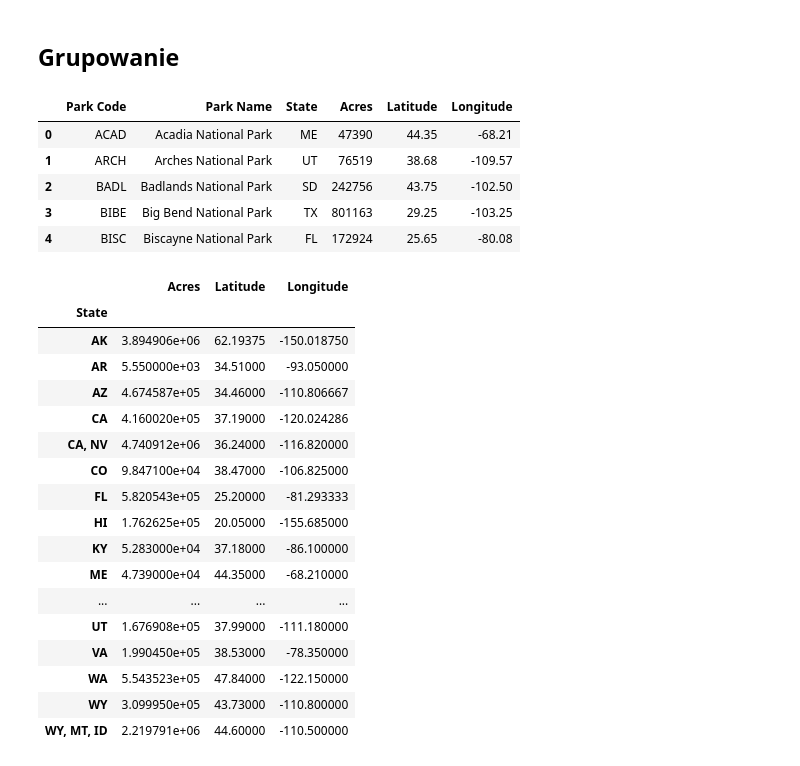
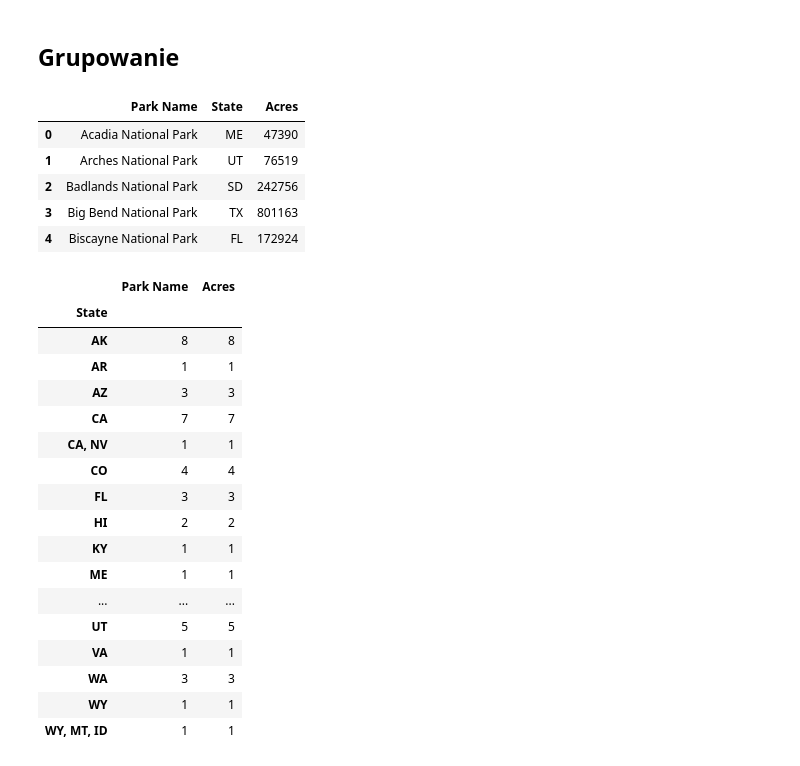
Before and after one commit to trypuz/ai_dla_kazdego, a Jupyter notebook: python_dla_kazdego/python_dla_humanistow.ipynb, the cells around one changed output. Drawn from its saved outputs; the diff is of its cells as text; code cells hidden in the pictures.

Commit message:
groupby

```diff
--- a/python_dla_kazdego/python_dla_humanistow.ipynb
+++ b/python_dla_kazdego/python_dla_humanistow.ipynb
@@ -2489,31 +2486,31 @@ df.fillna(df.mean())
 # %%
-df = pd.read_csv('parks.csv')
+df = pd.read_csv('parks.csv', usecols=[1,2,3])
 df.head()
 # %% [output]
-|  | Park Code | Park Name | State | Acres | Latitude | Longitude |
-| 0 | ACAD | Acadia National Park | ME | 47390 | 44.35 | -68.21 |
-| 1 | ARCH | Arches National Park | UT | 76519 | 38.68 | -109.57 |
-| 2 | BADL | Badlands National Park | SD | 242756 | 43.75 | -102.50 |
-| 3 | BIBE | Big Bend National Park | TX | 801163 | 29.25 | -103.25 |
-| 4 | BISC | Biscayne National Park | FL | 172924 | 25.65 | -80.08 |
+|  | Park Name | State | Acres |
+| 0 | Acadia National Park | ME | 47390 |
+| 1 | Arches National Park | UT | 76519 |
+| 2 | Badlands National Park | SD | 242756 |
+| 3 | Big Bend National Park | TX | 801163 |
+| 4 | Biscayne National Park | FL | 172924 |
 # %%
-df.groupby('State').mean()
+df.groupby('State').count()
 # %% [output]
-|  | Acres | Latitude | Longitude |
-| State |  |  |  |
-| AK | 3.894906e+06 | 62.19375 | -150.018750 |
-| AR | 5.550000e+03 | 34.51000 | -93.050000 |
-| AZ | 4.674587e+05 | 34.46000 | -110.806667 |
-| CA | 4.160020e+05 | 37.19000 | -120.024286 |
-| CA, NV | 4.740912e+06 | 36.24000 | -116.820000 |
-| CO | 9.847100e+04 | 38.47000 | -106.825000 |
-| FL | 5.820543e+05 | 25.20000 | -81.293333 |
-| HI | 1.762625e+05 | 20.05000 | -155.685000 |
-| KY | 5.283000e+04 | 37.18000 | -86.100000 |
-| ME | 4.739000e+04 | 44.35000 | -68.210000 |
-| ... | ... | ... | ... |
-| UT | 1.676908e+05 | 37.99000 | -111.180000 |
-| VA | 1.990450e+05 | 38.53000 | -78.350000 |
-| WA | 5.543523e+05 | 47.84000 | -122.150000 |
-| WY | 3.099950e+05 | 43.73000 | -110.800000 |
-| WY, MT, ID | 2.219791e+06 | 44.60000 | -110.500000 |
+|  | Park Name | Acres |
+| State |  |  |
+| AK | 8 | 8 |
+| AR | 1 | 1 |
+| AZ | 3 | 3 |
+| CA | 7 | 7 |
+| CA, NV | 1 | 1 |
+| CO | 4 | 4 |
+| FL | 3 | 3 |
+| HI | 2 | 2 |
+| KY | 1 | 1 |
+| ME | 1 | 1 |
+| ... | ... | ... |
+| UT | 5 | 5 |
+| VA | 1 | 1 |
+| WA | 3 | 3 |
+| WY | 1 | 1 |
+| WY, MT, ID | 1 | 1 |
```
Also changed, not shown: parts of 4 cells of this notebook.
